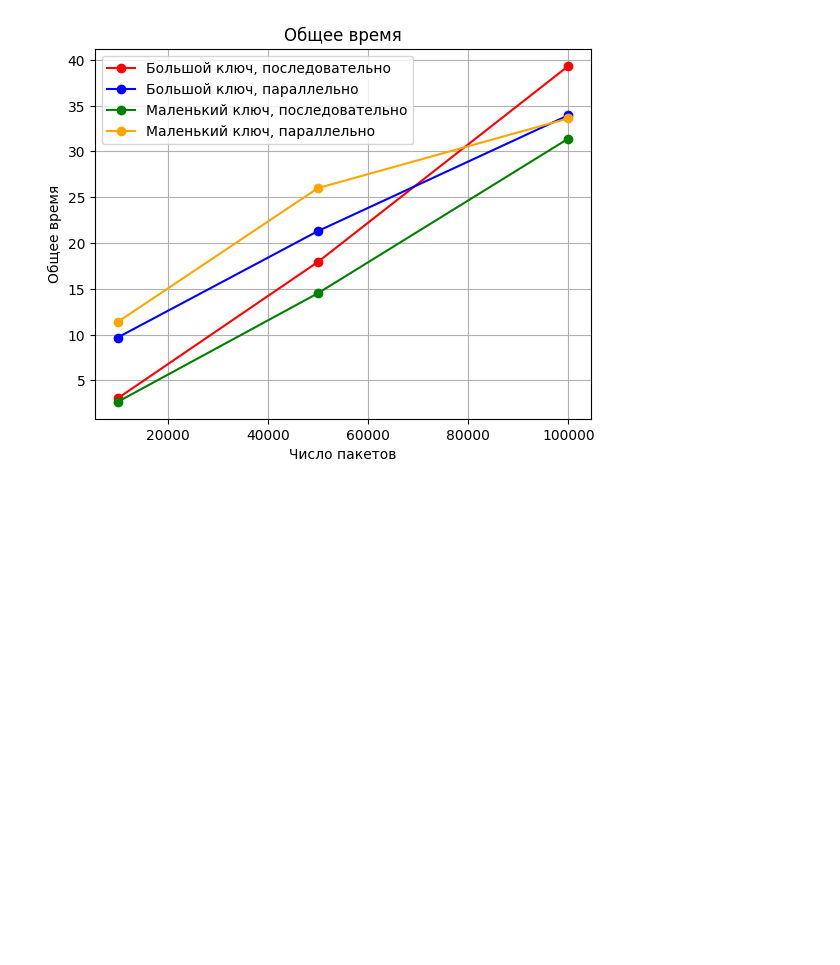
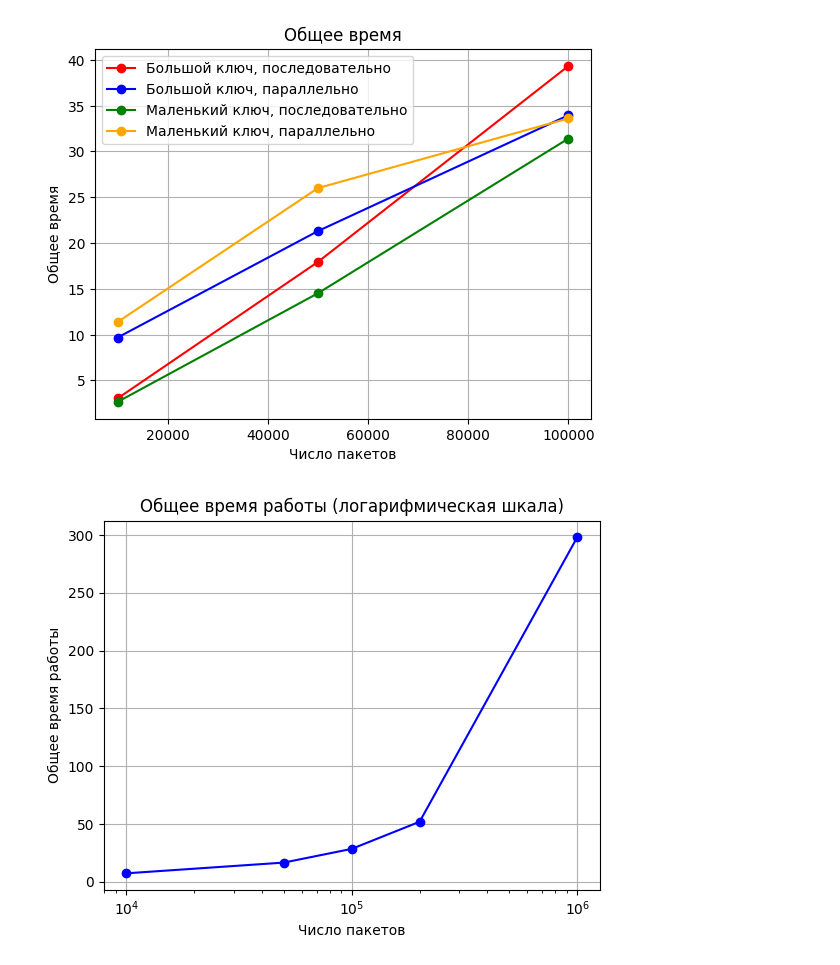
Before and after one commit to stamplevskiyd/loss-analyzer, a Jupyter notebook: research.ipynb, the cells around one changed output. Cells and saved outputs as stored; diff of their text form; code cells hidden in the pictures; blank space fills up the shorter version.

```diff
--- a/research.ipynb
+++ b/research.ipynb
@@ -252,3 +271,17 @@ plt.grid(True)
 plt.show()
 # %% [output]
 [figure]
+# %%
+standard_parallel_x = [item[0] for item in standard_parallel_generated] + [1000000]
+standard_parallel_y = [item[1] + item[2] for item in standard_parallel_generated] + [298]
+
+plt.plot(standard_parallel_x, standard_parallel_y, color="b", marker="o")
+
+plt.title("Общее время работы (логарифмическая шкала)")
+plt.xlabel("Число пакетов")
+plt.ylabel("Общее время работы")
+plt.semilogx()
+plt.grid(True)
+plt.show()
+# %% [output]
+[figure, added]
```
Also changed, not shown: parts of 2 cells of this notebook, 1 other file.
